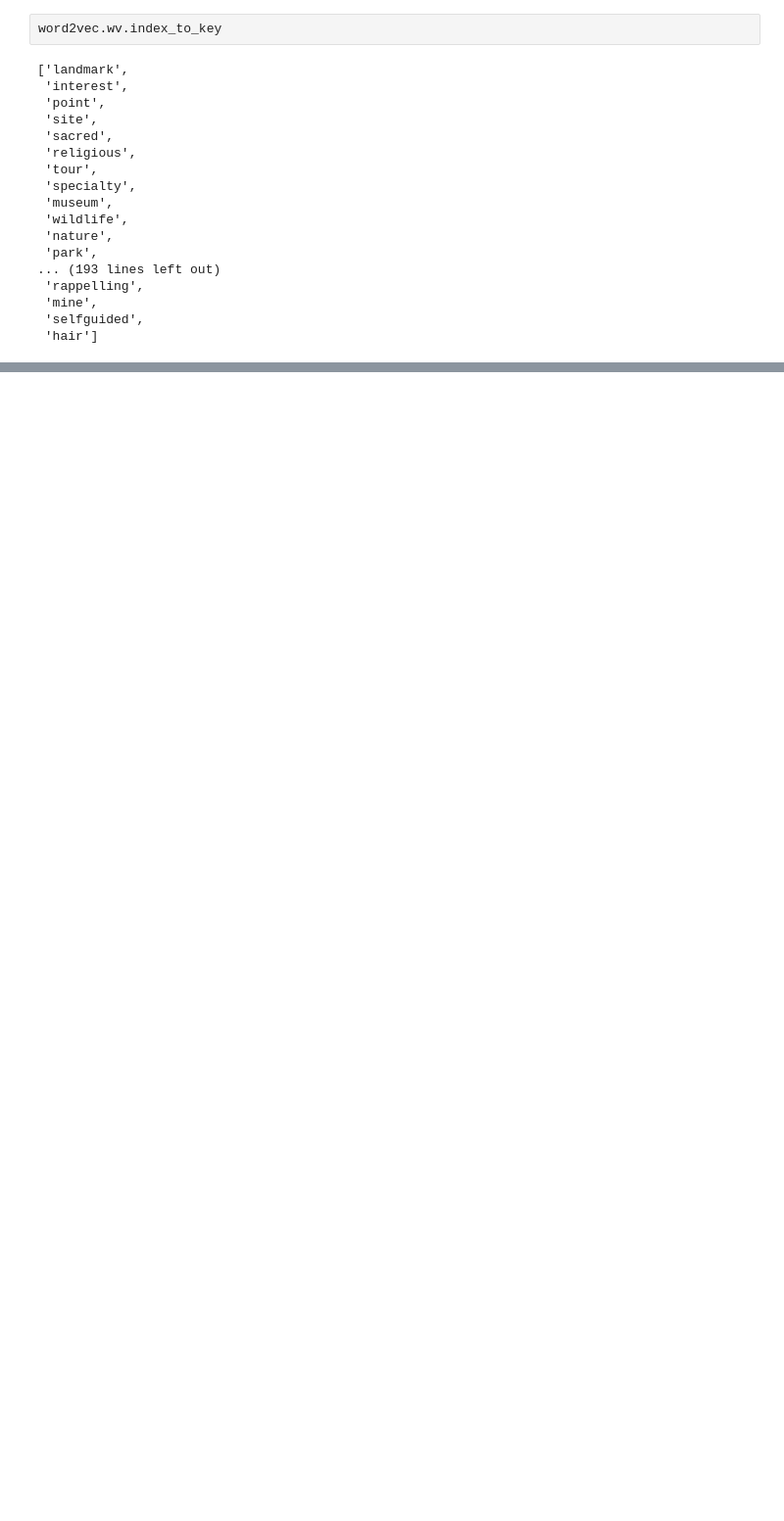
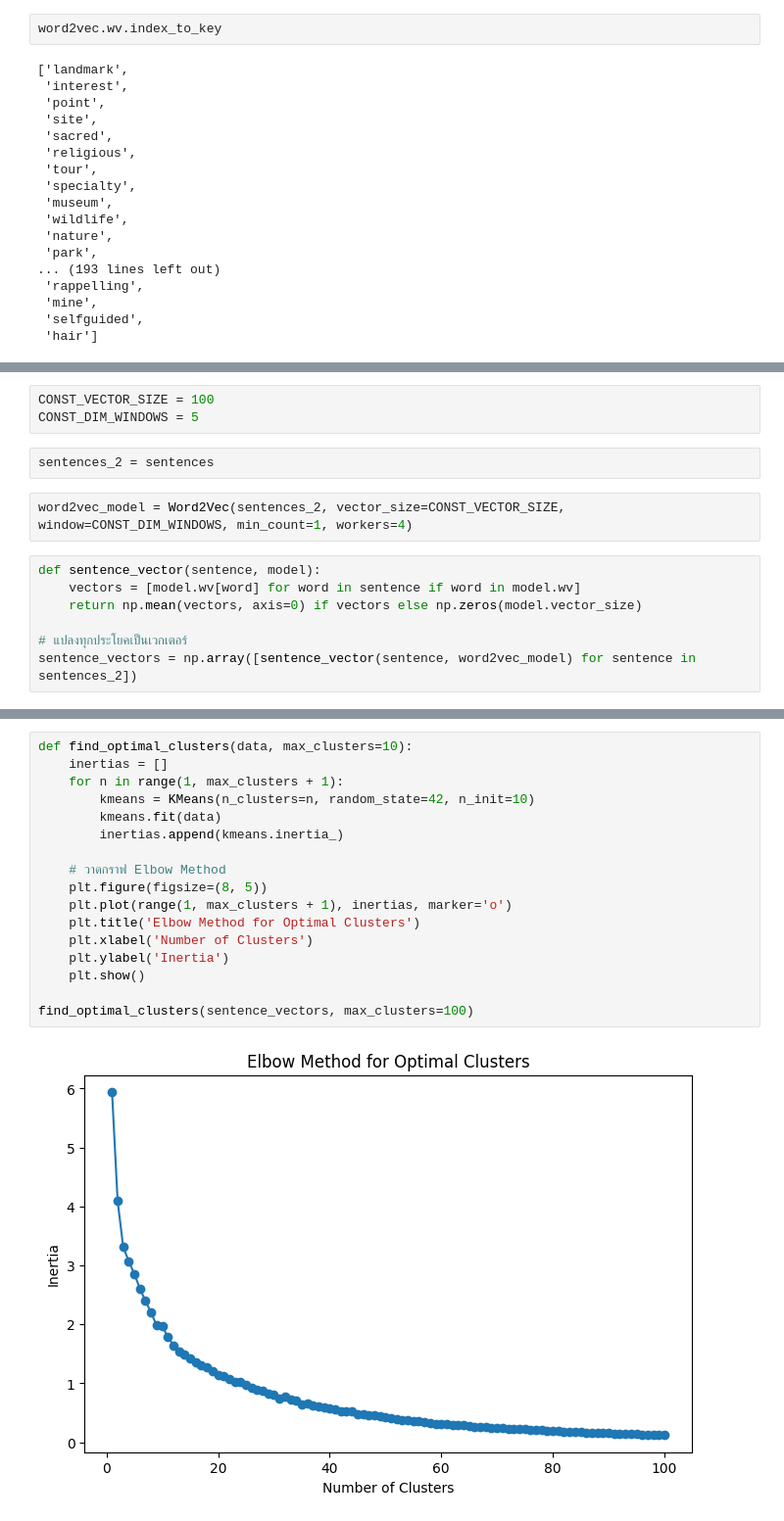
Before and after one commit to S09Z/IS_Project_Thailand_Tourism_Recommendation, a Jupyter notebook: app/frontend/transform_data.ipynb, the cells around one changed output, grey strips where cells are left out. Shown at 98% size. Cells and saved outputs as stored; diff of their text form; blank space fills up the shorter version.

```diff
--- a/app/frontend/transform_data.ipynb
+++ b/app/frontend/transform_data.ipynb
@@ -1149,0 +1184,14 @@ mountain, bike, factory, riding, duck
+# %%
+CONST_VECTOR_SIZE = 100
+CONST_DIM_WINDOWS = 5
+# %%
+sentences_2 = sentences
+# %%
+word2vec_model = Word2Vec(sentences_2, vector_size=CONST_VECTOR_SIZE, window=CONST_DIM_WINDOWS, min_count=1, workers=4)
+# %%
+def sentence_vector(sentence, model):
+    vectors = [model.wv[word] for word in sentence if word in model.wv]
+    return np.mean(vectors, axis=0) if vectors else np.zeros(model.vector_size)
+
+# แปลงทุกประโยคเป็นเวกเตอร์
+sentence_vectors = np.array([sentence_vector(sentence, word2vec_model) for sentence in sentences_2])
@@ -1149,0 +1214,19 @@ mountain, bike, factory, riding, duck
+# %%
+def find_optimal_clusters(data, max_clusters=10):
+    inertias = []
+    for n in range(1, max_clusters + 1):
+        kmeans = KMeans(n_clusters=n, random_state=42, n_init=10)
+        kmeans.fit(data)
+        inertias.append(kmeans.inertia_)
+
+    # วาดกราฟ Elbow Method
+    plt.figure(figsize=(8, 5))
+    plt.plot(range(1, max_clusters + 1), inertias, marker='o')
+    plt.title('Elbow Method for Optimal Clusters')
+    plt.xlabel('Number of Clusters')
+    plt.ylabel('Inertia')
+    plt.show()
+
+find_optimal_clusters(sentence_vectors, max_clusters=100)
+# %% [output]
+[figure, added]
```
Also changed, not shown: parts of 35 cells of this notebook, 4 other files.
